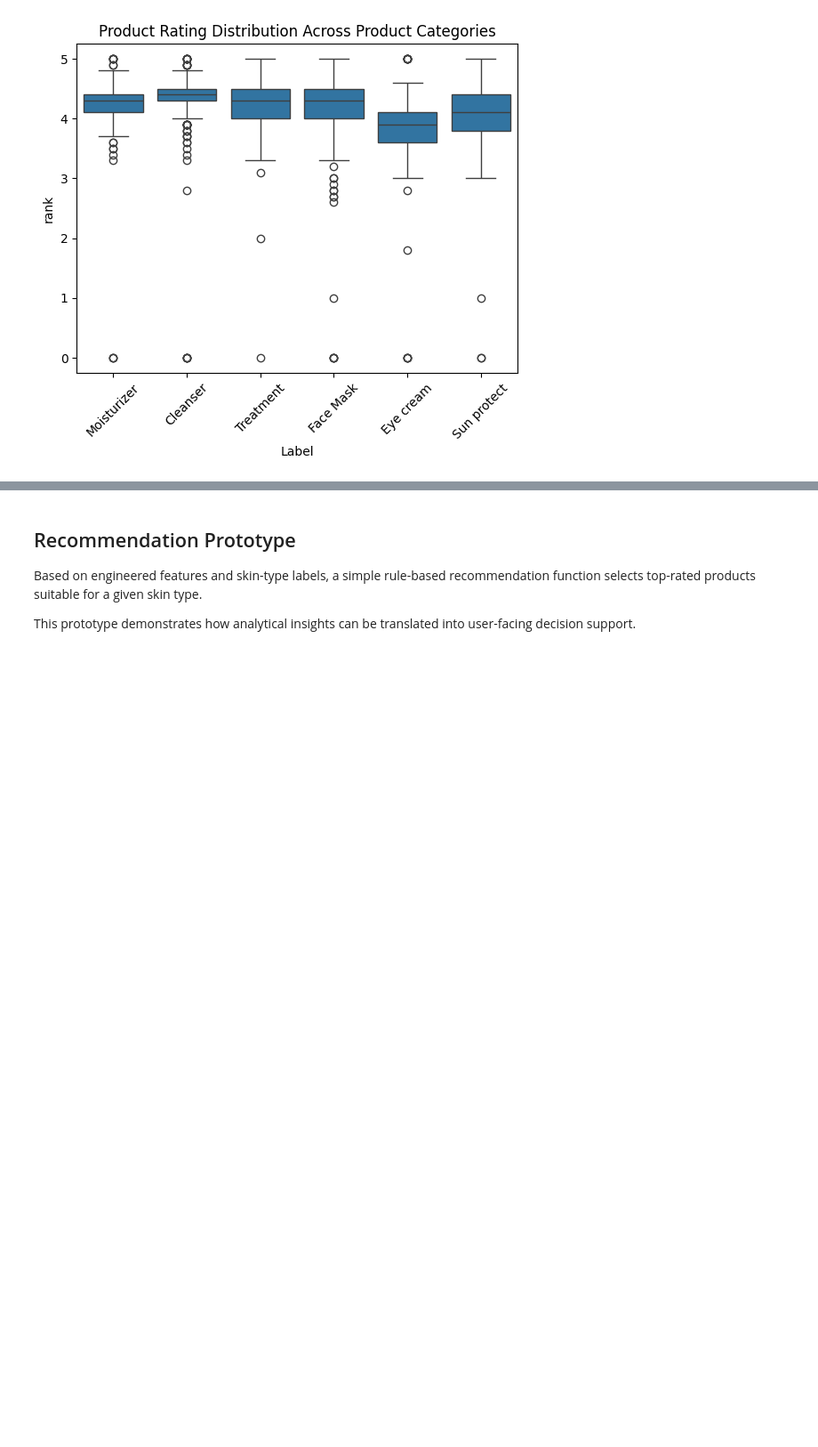
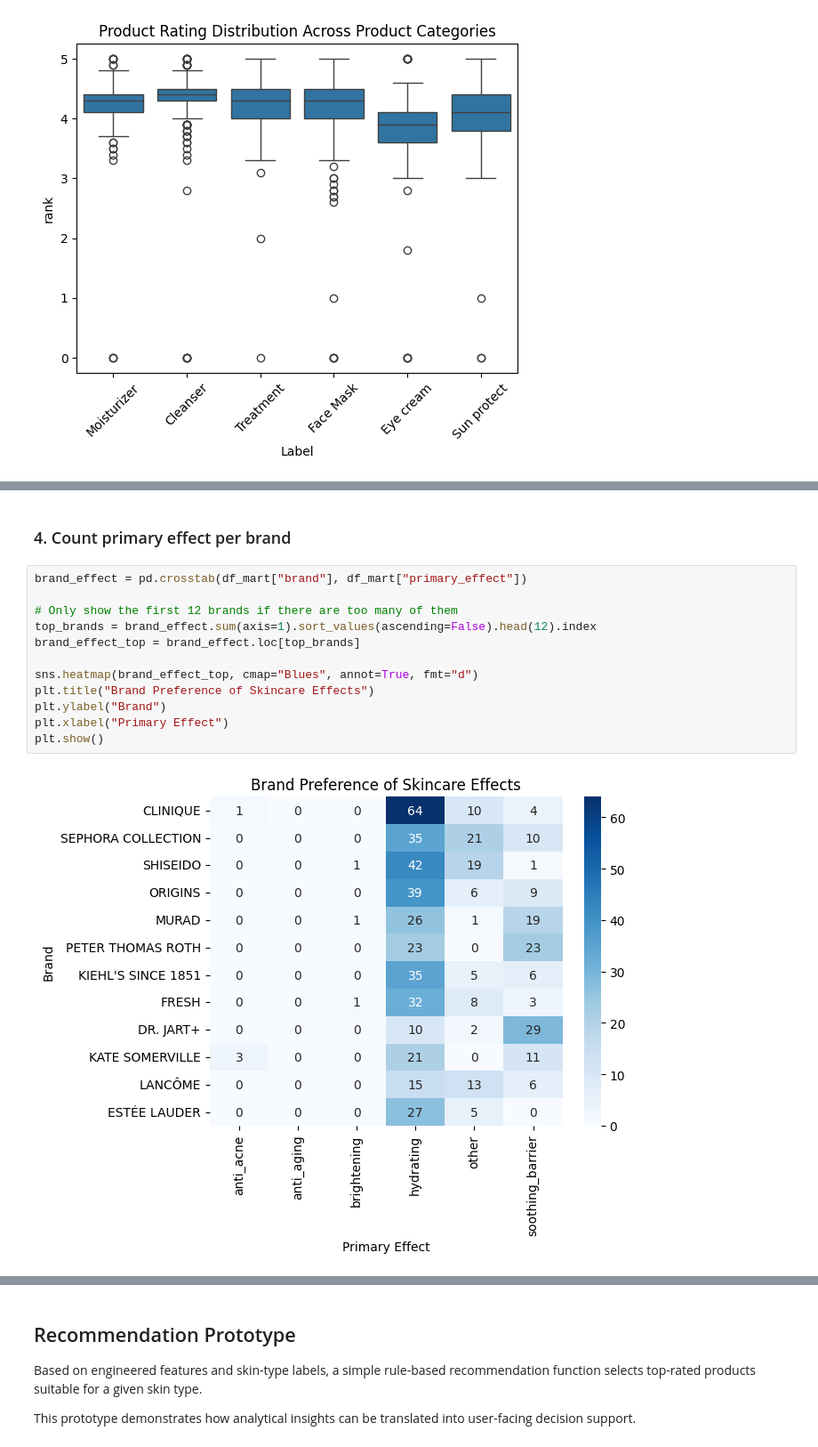
Before and after one commit to rainyliurunlin/SkinMatch, a Jupyter notebook: notebooks/skinmatch_exploration.ipynb, the cells around one changed output, grey strips where cells are left out. Shown at 89% size. Saved outputs shown, nothing was run; the diff lists cells and outputs as text; blank space fills up the shorter version.

```diff
--- a/notebooks/skinmatch_exploration.ipynb
+++ b/notebooks/skinmatch_exploration.ipynb
@@ -299,0 +309,16 @@ plt.show()
+# %% [markdown]
+### 4. Count primary effect per brand
+# %%
+brand_effect = pd.crosstab(df_mart["brand"], df_mart["primary_effect"])
+
+# Only show the first 12 brands if there are too many of them
+top_brands = brand_effect.sum(axis=1).sort_values(ascending=False).head(12).index
+brand_effect_top = brand_effect.loc[top_brands]
+
+sns.heatmap(brand_effect_top, cmap="Blues", annot=True, fmt="d")
+plt.title("Brand Preference of Skincare Effects")
+plt.ylabel("Brand")
+plt.xlabel("Primary Effect")
+plt.show()
+# %% [output]
+[figure, added]
```
Also changed, not shown: parts of 4 cells of this notebook.
